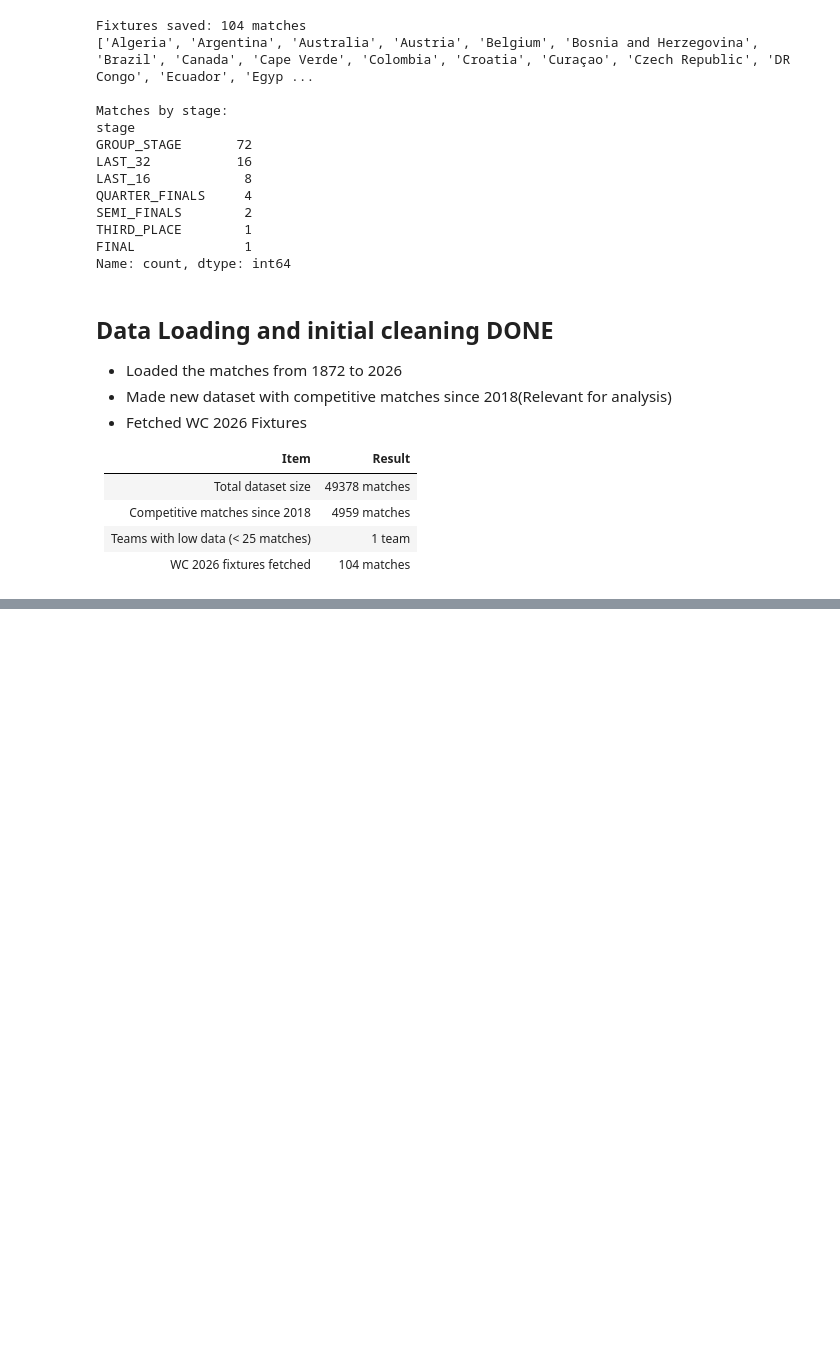
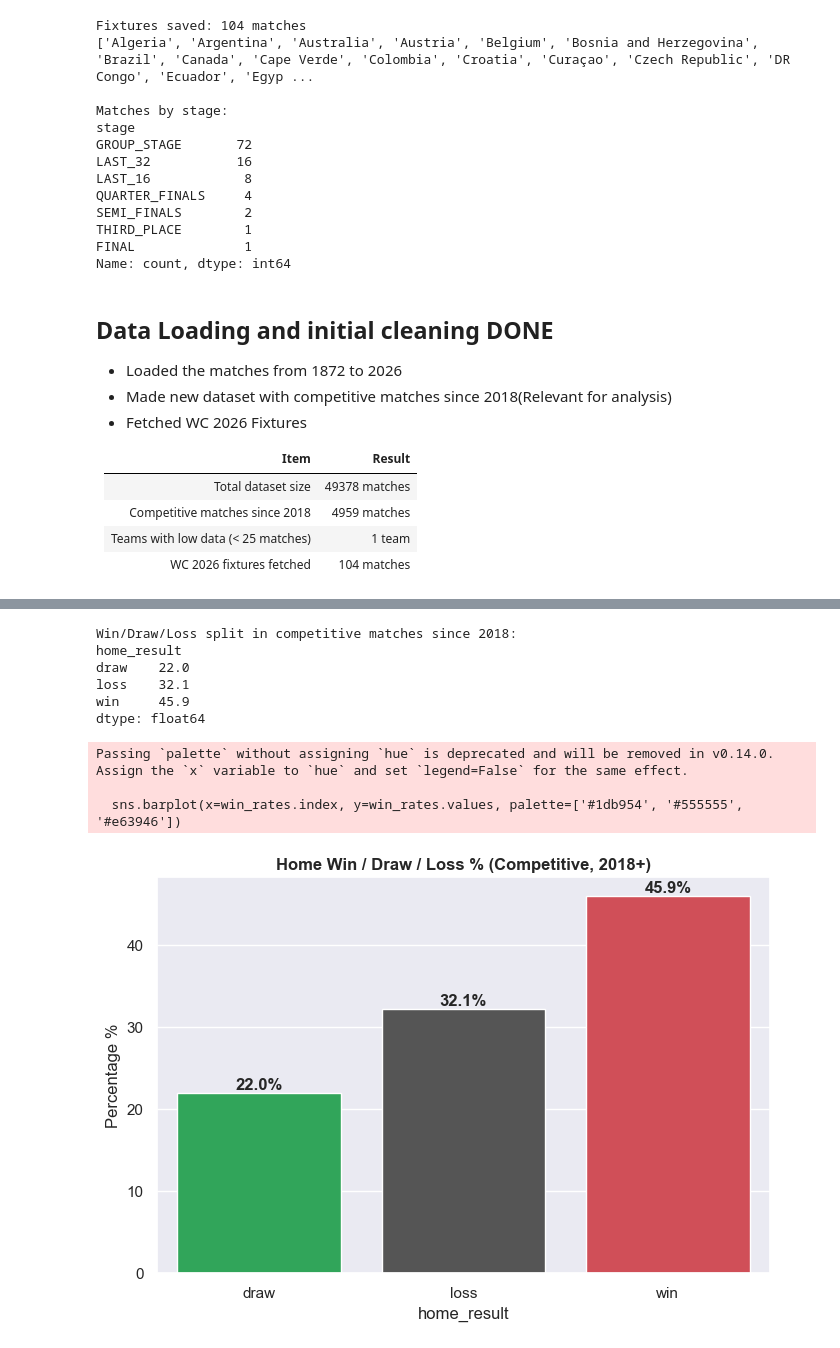
Before and after one commit to ojas996/fifa-world-cup-2026-analysis, a Jupyter notebook: analysis.ipynb, the cells around one changed output, grey strips where cells are left out. Saved outputs shown, nothing was run; the diff lists cells and outputs as text; code cells hidden in the pictures; blank space fills up the shorter version.

```diff
--- a/analysis.ipynb
+++ b/analysis.ipynb
@@ -311,0 +352,25 @@ Name: count, dtype: int64
+# %%
+win_rates = df_competitive.groupby('home_result').size() / len(df_competitive) * 100
+print("Win/Draw/Loss split in competitive matches since 2018:")
+print(win_rates.round(1))
+
+plt.figure(figsize=(7, 5))
+sns.barplot(x=win_rates.index, y=win_rates.values, palette=['#1db954', '#555555', '#e63946'])
+plt.title('Home Win / Draw / Loss % (Competitive, 2018+)', fontweight='bold')
+plt.ylabel('Percentage %')
+for i, val in enumerate(win_rates.values):
+    plt.text(i, val + 0.5, f'{val:.1f}%', ha='center', fontweight='bold')
+plt.tight_layout()
+plt.savefig('charts/home_win_rate.png', dpi=150)
+plt.show()
+# %% [output]
+Win/Draw/Loss split in competitive matches since 2018:
+home_result
+draw    22.0
+loss    32.1
+win     45.9
+dtype: float64
+Passing `palette` without assigning `hue` is deprecated and will be removed in v0.14.0. Assign the `x` variable to `hue` and set `legend=False` for the same effect.
+
+  sns.barplot(x=win_rates.index, y=win_rates.values, palette=['#1db954', '#555555', '#e63946'])
+[figure, added]
```
Also changed, not shown: parts of 5 cells of this notebook, 4 other files.
